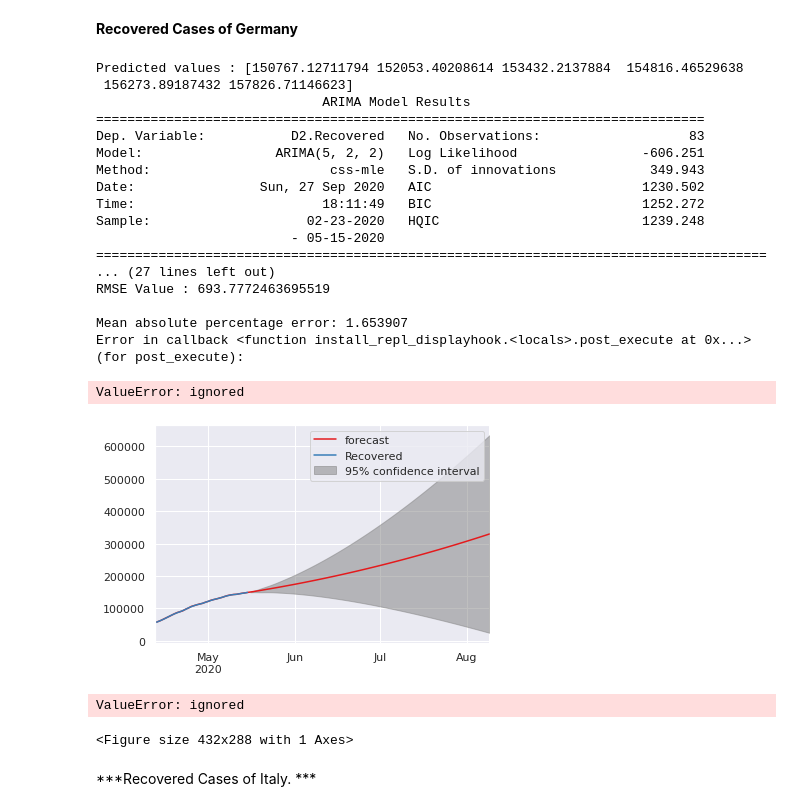
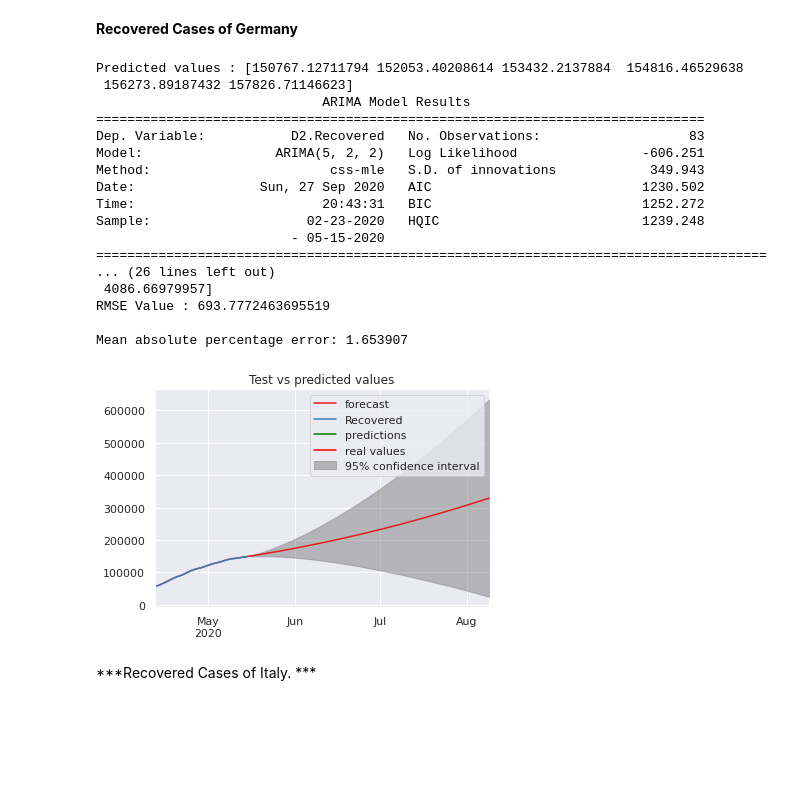
Before and after one commit to upender-sg/COVID19---Forecasting, a Jupyter notebook: Final_Evaluation_Recovered_ARIMA_Implementation_Top10_countries.ipynb, the cells around one changed output. Saved outputs shown, nothing was run; the diff lists cells and outputs as text; code cells hidden in the pictures; blank space fills up the shorter version.

```diff
--- a/Final_Evaluation_Recovered_ARIMA_Implementation_Top10_countries.ipynb
+++ b/Final_Evaluation_Recovered_ARIMA_Implementation_Top10_countries.ipynb
@@ -194,7 +194,7 @@ def arima(CDR,test):
     prediction=result.forecast(steps=len(test))[0]
 
     #Plotting results
-    f,ax=plt.subplots()
+    #f,ax=plt.subplots()
     plt.plot(prediction,c='green', label= 'predictions')
     plt.plot(test, c='red',label='real values')
     plt.legend()
@@ -205,40 +205,37 @@ def arima(CDR,test):
     #Printing the error metrics
     print(result.summary())
 
 
     print('Error Values')
     print('Mean Value :', test.mean())
     print('MAE Value :', meanabs(test,prediction))
     print('RMSE Value :', np.sqrt(mean_squared_error(test,prediction)))
     print('\nMean absolute percentage error: %f'%mape(test,prediction))
     return (prediction)
 
 
 
 train,test=split(Gtest)
 prediction=arima(train,test)
 # %% [output]
 Predicted values : [150767.12711794 152053.40208614 153432.2137884  154816.46529638
  156273.89187432 157826.71146623]
                              ARIMA Model Results
 ==============================================================================
 Dep. Variable:           D2.Recovered   No. Observations:                   83
 Model:                 ARIMA(5, 2, 2)   Log Likelihood                -606.251
 Method:                       css-mle   S.D. of innovations            349.943
 Date:                Sun, 27 Sep 2020   AIC                           1230.502
-Time:                        18:11:49   BIC                           1252.272
+Time:                        20:43:31   BIC                           1252.272
 Sample:                    02-23-2020   HQIC                          1239.248
                          - 05-15-2020
 ======================================================================================
-... (27 lines left out)
+... (26 lines left out)
+ 4086.66979957]
 RMSE Value : 693.7772463695519
 
 Mean absolute percentage error: 1.653907
-Error in callback <function install_repl_displayhook.<locals>.post_execute at 0x...> (for post_execute):
-ValueError: ignored
-[figure, old version]
+[figure, new version]
-ValueError: ignored
-<Figure size 432x288 with 1 Axes>
 # %% [markdown]
 ***Recovered Cases of Italy. ***
 # %%
```
Also changed, not shown: parts of 9 cells of this notebook.
